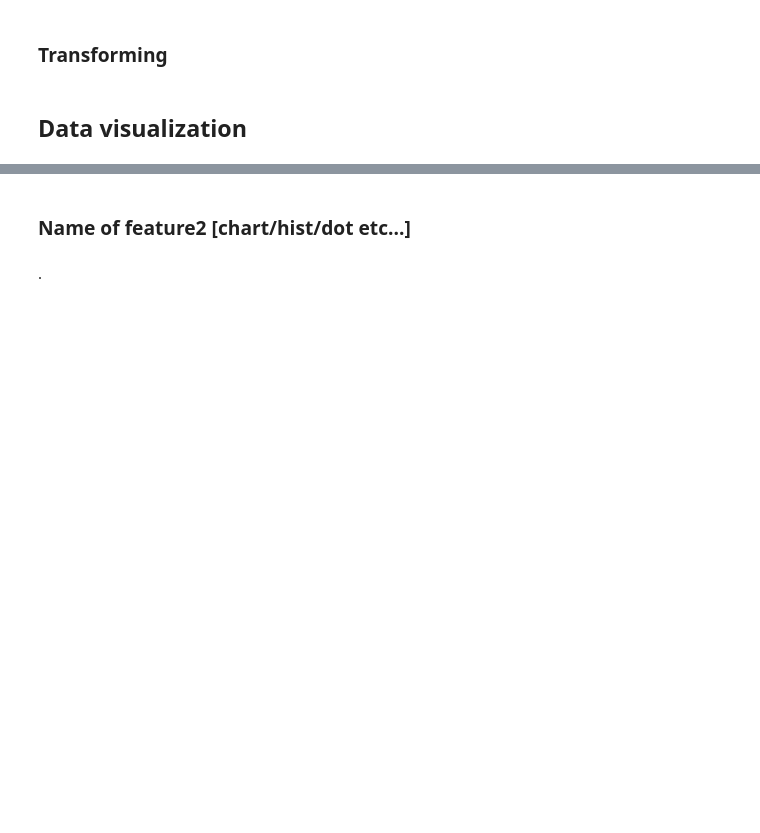
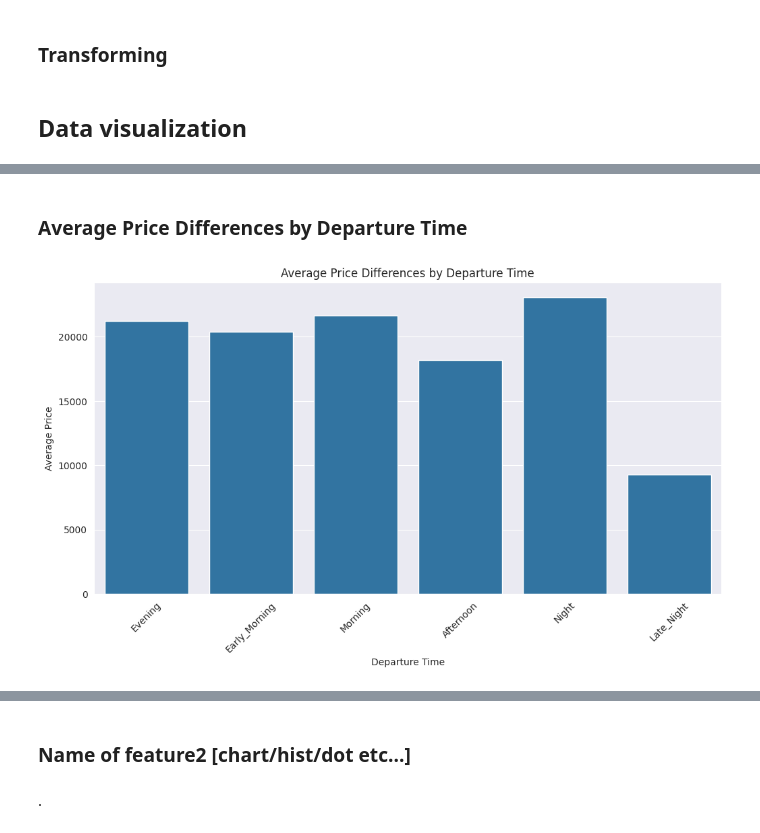
Before and after one commit to Pyame/Flight-Price-Prediction, a Jupyter notebook: main.ipynb, the cells around one changed output, grey strips where cells are left out. Saved outputs shown, nothing was run; the diff lists cells and outputs as text; code cells hidden in the pictures; blank space fills up the shorter version.

```diff
--- a/main.ipynb
+++ b/main.ipynb
@@ -121,0 +134,12 @@ df_economy.drop_duplicates()
+# %% [markdown]
+### Average Price Differences by Departure Time
+# %%
+plt.figure(figsize=(12, 6))
+sns.barplot(x='departure_time', y='price', data=df_clean, estimator=np.mean, errorbar=None)
+plt.xlabel('Departure Time')
+plt.ylabel('Average Price')
+plt.title('Average Price Differences by Departure Time')
+plt.xticks(rotation=45)
+plt.show()
+# %% [output]
+[figure, added]
```
Also changed, not shown: parts of 8 cells of this notebook.
